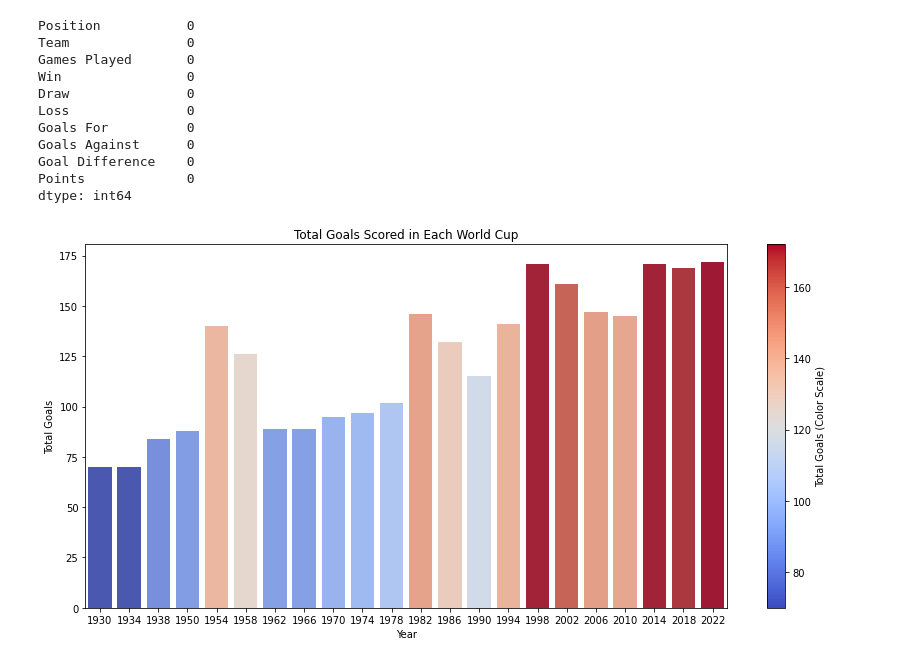
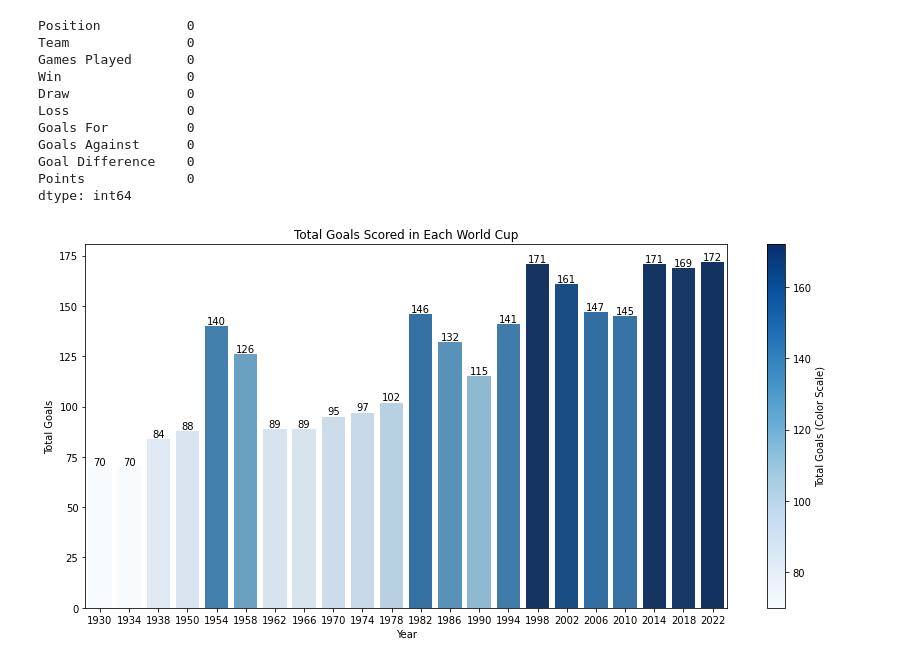
Before and after one commit to Cemozbay1/FIFA_WC_Data_Analysis, a Jupyter notebook: FIFA_Word_Cup_Predictive_Analysis.ipynb, the cells around one changed output. Cells and saved outputs as stored; diff of their text form; code cells hidden in the pictures.

Commit message:
Progress FIFA World Cup Data Analysis

```diff
--- a/FIFA_Word_Cup_Predictive_Analysis.ipynb
+++ b/FIFA_Word_Cup_Predictive_Analysis.ipynb
@@ -41,7 +26,7 @@ wc_1930.head()
 | 4 | Yugoslavia | 3 | 2 | 0 | 1 | 7 | 7 | 0 | 4 |
 | 5 | Chile | 3 | 2 | 0 | 1 | 5 | 3 | 2 | 4 |
 # %%
-wc_summary = pd.read_csv("/Users/cemozb/Desktop/portfolio/FIFA - World Cup Summary.csv", index_col="YEAR")
+wc_summary = pd.read_csv("/Users/cemozb/Desktop/FIFA_WC_Data_Analysis//FIFA - World Cup Summary.csv", index_col="YEAR")
 wc_summary.head()
 # %% [output]
 |  | HOST | CHAMPION | RUNNER UP | THIRD PLACE | TEAMS | MATCHES PLAYED | GOALS SCORED | AVG GOALS PER GAME |
@@ -104,34 +89,49 @@ Goals Against      0
 Goal Difference    0
 Points             0
 dtype: int64
+# %%
+from matplotlib.cm import get_cmap, ScalarMappable
+from matplotlib.colors import Normalize
+
+def map_colors(values, cmap_name="Blues"):
+    """
+    Normalize values and return a list of RGBA colors using the given colormap.
+    """
+    norm = Normalize(vmin=min(values), vmax=max(values))
+    cmap = get_cmap(cmap_name)
+    return [cmap(norm(val)) for val in values], cmap, norm
 # %%
-from matplotlib.cm import get_cmap
-from matplotlib.colors import Normalize
-from matplotlib.cm import ScalarMappable
-
 # Grouped data
 goals_per_wc = wc_summary.groupby("YEAR")["GOALS SCORED"].sum()
 
-# Normalize the data for colormap
-norm = Normalize(vmin=goals_per_wc.min(), vmax=goals_per_wc.max())
-cmap = get_cmap("coolwarm")
-colors = [cmap(norm(val)) for val in goals_per_wc.values]
+# Get color mapping
+colors, cmap, norm = map_colors(goals_per_wc.values, cmap_name="Blues")
 
 # Plot
 plt.figure(figsize=(12, 6))
 bars = sns.barplot(x=goals_per_wc.index, y=goals_per_wc.values, palette=colors)
 
 # Add colorbar legend
 sm = ScalarMappable(cmap=cmap, norm=norm)
-sm.set_array([])  # Dummy array for compatibility
-cbar = plt.colorbar(sm)
-cbar.set_label("Total Goals (Color Scale)")
+sm.set_array([])
+plt.colorbar(sm, label="Total Goals (Color Scale)")
 
-# Labels & layout
+# Titles and labels
 plt.title("Total Goals Scored in Each World Cup")
 plt.xlabel("Year")
 plt.ylabel("Total Goals")
+
+# Add value labels on bars
+for bar, value in zip(bars.patches, goals_per_wc.values):
+    bars.text(
+        bar.get_x() + bar.get_width() / 2,
+        bar.get_height(),
+        f"{int(value)}",
+        ha="center",
+        va="bottom"
+    )
+
 plt.tight_layout()
 plt.show()
 # %% [output]
-[figure, old version]
+[figure, new version]
```
Also changed, not shown: parts of 8 cells of this notebook.
